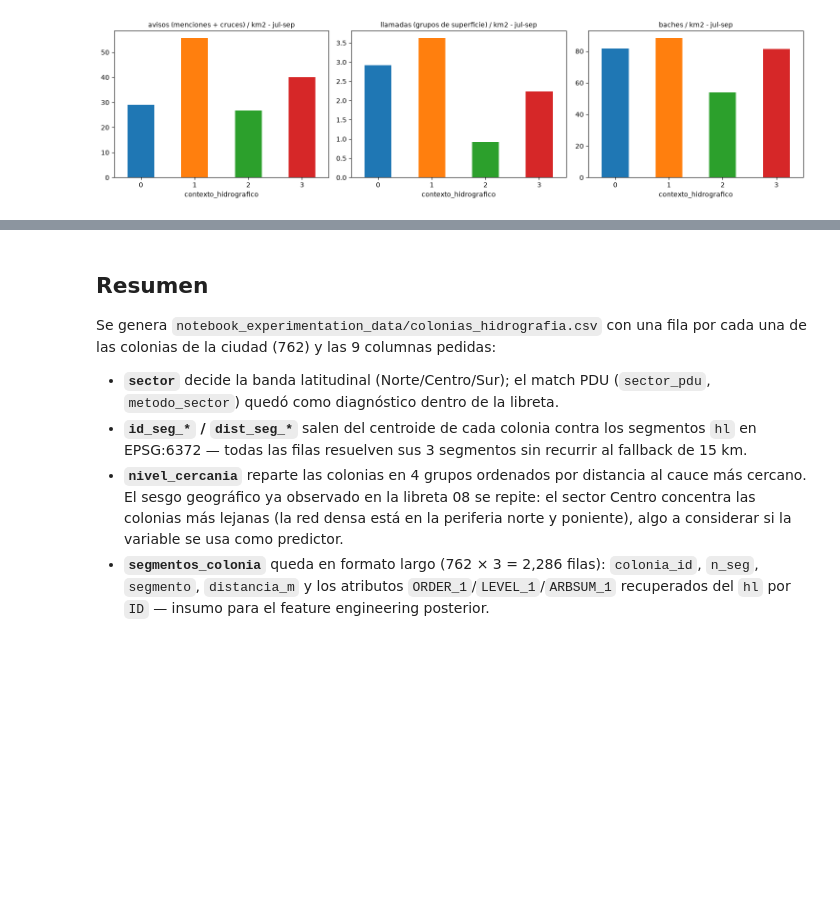
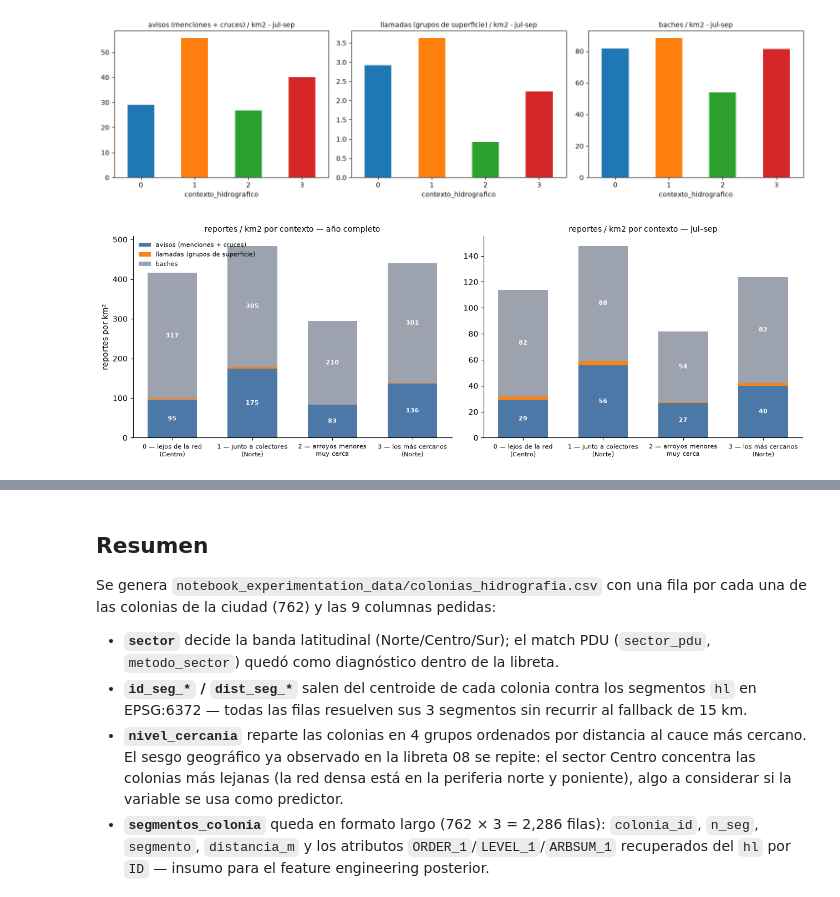
Before and after one commit to Mcd-2026-2-IngC-Team/proyecto-ingenieria-de-caracteristicas, a Jupyter notebook: notebooks/AAMM/09-AAMM-ml-exploration.ipynb, the cells around one changed output, grey strips where cells are left out. Drawn from its saved outputs; the diff is of its cells as text; code cells hidden in the pictures; blank space fills up the shorter version.

Commit message:
docs: reportes (tecnico y ejecutivo)
Sectores hidrográficos y emergencias urbanas en Hermosillo

```diff
--- a/notebooks/AAMM/09-AAMM-ml-exploration.ipynb
+++ b/notebooks/AAMM/09-AAMM-ml-exploration.ipynb
@@ -951,3 +951,54 @@ contexto
 2          26.67      0.92   53.99
 3          40.02      2.24   81.50
 [figure]
+# %%
+# barras apiladas por contexto: cada color es un tipo de evento
+# (avisos, llamadas de superficie, baches) — año completo vs jul-sep
+etiquetas_ctx = [
+    "0 — lejos de la red\n(Centro)",
+    "1 — junto a colectores\n(Norte)",
+    "2 — arroyos menores\nmuy cerca",
+    "3 — los más cercanos\n(Norte)",
+]
+colores_evento = {
+    "avisos": "#4c78a8",
+    "llamadas": "#f58518",
+    "baches": "#9ca3af",
+}
+nombres_evento = {
+    "avisos": "avisos (menciones + cruces)",
+    "llamadas": "llamadas (grupos de superficie)",
+    "baches": "baches",
+}
+
+fig, axes = plt.subplots(1, 2, figsize=(13, 4.5))
+for ax, tasas, titulo in [
+    (axes[0], tasas_ctx, "año completo"),
+    (axes[1], tasas_ctx_j, "jul–sep"),
+]:
+    x = np.arange(len(tasas))
+    bottom = np.zeros(len(tasas))
+    for col in ["avisos", "llamadas", "baches"]:
+        vals = tasas[col].fillna(0).to_numpy()
+        ax.bar(
+            x, vals, 0.62, bottom=bottom,
+            color=colores_evento[col], label=nombres_evento[col],
+        )
+        for xi, v, b in zip(x, vals, bottom):
+            if v >= 8:
+                ax.text(
+                    xi, b + v / 2, f"{v:.0f}",
+                    ha="center", va="center",
+                    color="white", fontsize=8, fontweight="bold",
+                )
+        bottom += vals
+    ax.set_xticks(x)
+    ax.set_xticklabels(etiquetas_ctx, fontsize=8)
+    ax.set_title(f"reportes / km2 por contexto — {titulo}", fontsize=10)
+    ax.spines[["top", "right"]].set_visible(False)
+
+axes[0].set_ylabel("reportes por km²")
+axes[0].legend(fontsize=8, frameon=False, loc="upper left")
+plt.tight_layout()
+# %% [output]
+[figure, added]
```
Also changed, not shown: parts of 11 cells of this notebook, 2 other files.
